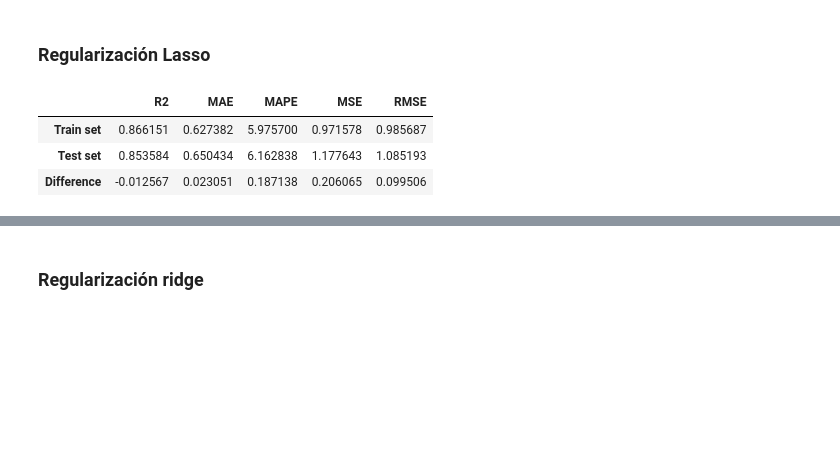
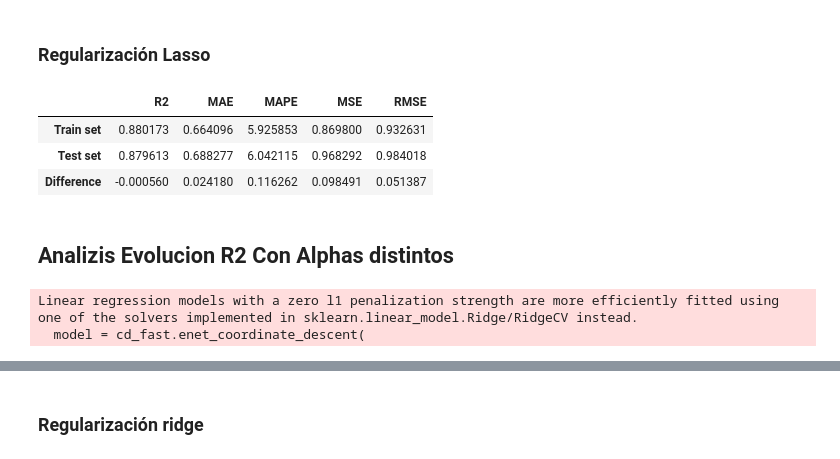
Before and after one commit to 4GeeksAcademy/Gupir11-machine-learning, a Jupyter notebook: src/03-linear-regression-reg-demographic-health-data.ipynb, the cells around one changed output, grey strips where cells are left out. Drawn from its saved outputs; the diff is of its cells as text; code cells hidden in the pictures; blank space fills up the shorter version.

```diff
--- a/src/03-linear-regression-reg-demographic-health-data.ipynb
+++ b/src/03-linear-regression-reg-demographic-health-data.ipynb
@@ -208,10 +209,10 @@ No fue necesario aplicar técnicas de encoding porque todas las variables selecc
 ## Modelo regresion lineal
 # %%
 lr_model = LinearRegression()
-lr_model.fit(X_train, y_train)
+lr_model.fit(X_train_scaled, y_train)
 
-lr_y_pred_train = lr_model.predict(X_train)
-lr_y_pred_test = lr_model.predict(X_test)
+lr_y_pred_train = lr_model.predict(X_train_scaled)
+lr_y_pred_test = lr_model.predict(X_test_scaled)
 
 get_regression_metrics(lr_y_pred_test, y_test, lr_y_pred_train, y_train)
 # %% [output]
@@ -226,13 +227,15 @@ La diferencia entre ambos es mínima, lo que indica una excelente capacidad de g
 ### Regularización Lasso
 # %%
 lasso_model = Lasso(alpha=0.5, max_iter=400, random_state=18)
-lasso_model.fit(X_train, y_train)
+lasso_model.fit(X_train_scaled, y_train)
 
-lasso_y_pred_test = lasso_model.predict(X_test)
-lasso_y_pred_train = lasso_model.predict(X_train)
+lasso_y_pred_test = lasso_model.predict(X_test_scaled)
+lasso_y_pred_train = lasso_model.predict(X_train_scaled)
 get_regression_metrics(lasso_y_pred_test, y_test, lasso_y_pred_train, y_train)
 # %% [output]
 |  | R2 | MAE | MAPE | MSE | RMSE |
-| Train set | 0.866151 | 0.627382 | 5.975700 | 0.971578 | 0.985687 |
-| Test set | 0.853584 | 0.650434 | 6.162838 | 1.177643 | 1.085193 |
-| Difference | -0.012567 | 0.023051 | 0.187138 | 0.206065 | 0.099506 |
+| Train set | 0.880173 | 0.664096 | 5.925853 | 0.869800 | 0.932631 |
+| Test set | 0.879613 | 0.688277 | 6.042115 | 0.968292 | 0.984018 |
+| Difference | -0.000560 | 0.024180 | 0.116262 | 0.098491 | 0.051387 |
+# %% [markdown]
+## Analizis Evolucion R2 Con Alphas distintos
@@ -238,0 +245,9 @@ get_regression_metrics(lasso_y_pred_test, y_test, lasso_y_pred_train, y_train)
+# %%
+for alpha in alphas:
+    model = Lasso(alpha=alpha, max_iter=5000)
+    model.fit(X_train_scaled, y_train)
+    y_pred = model.predict(X_test_scaled)
+    r2_scores.append(r2_score(y_test, y_pred))
+# %% [output]
+Linear regression models with a zero l1 penalization strength are more efficiently fitted using one of the solvers implemented in sklearn.linear_model.Ridge/RidgeCV instead.
+  model = cd_fast.enet_coordinate_descent(
```
Also changed, not shown: parts of 8 cells of this notebook.
